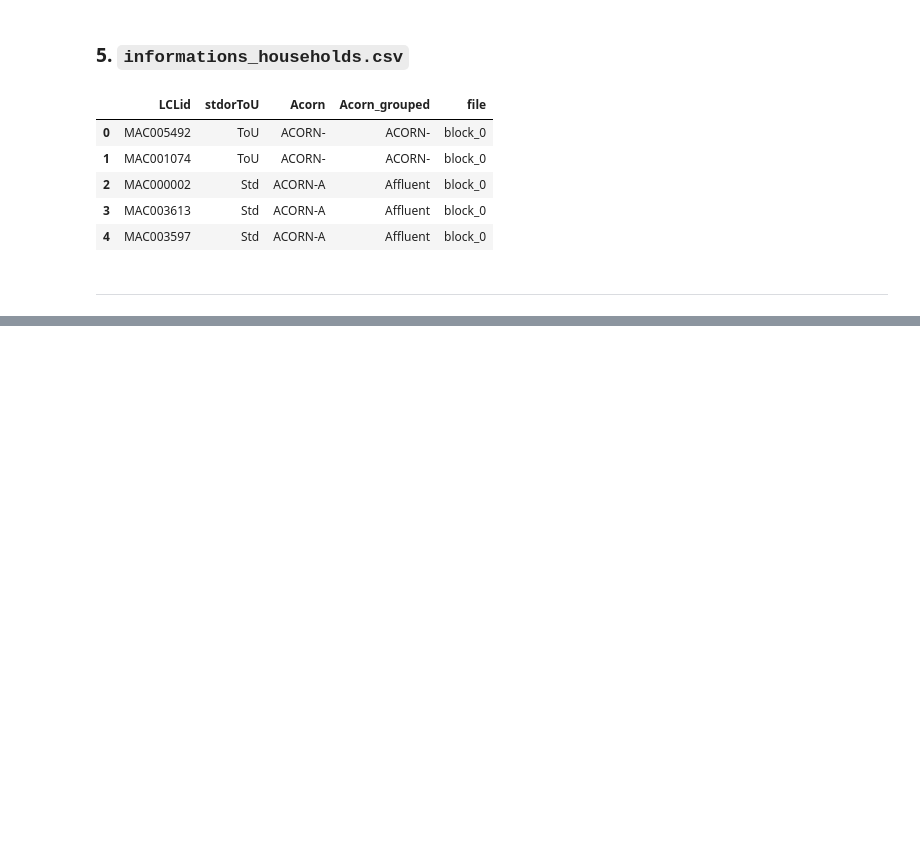
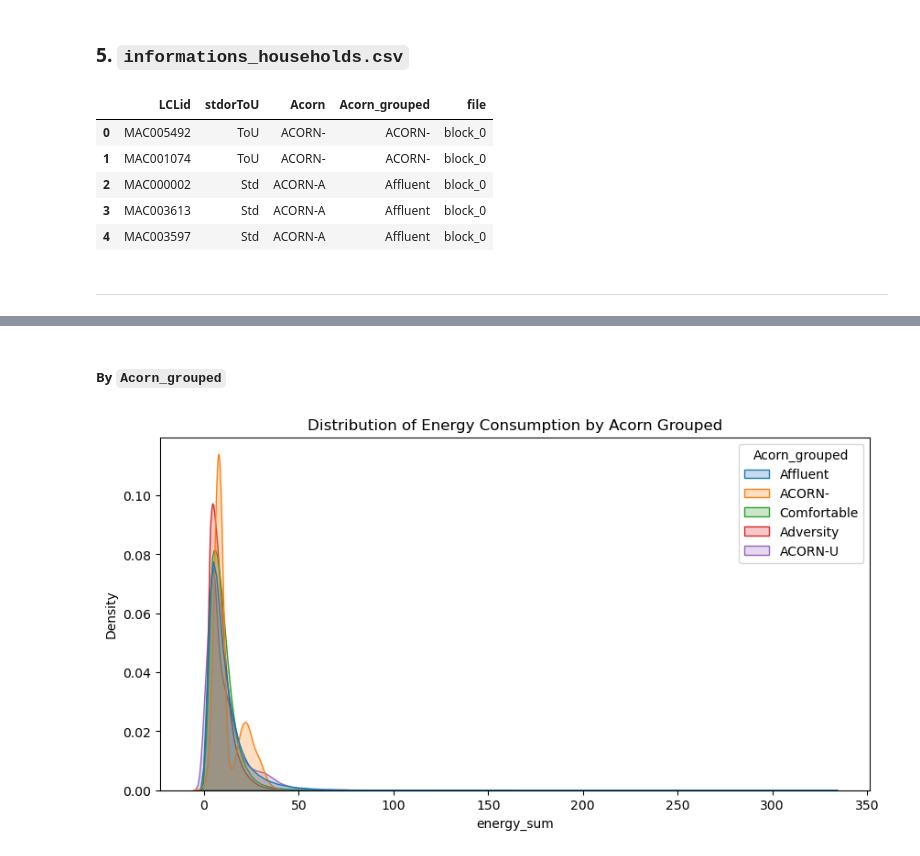
Before and after one commit to shanniekwok/IS459-G1T7, a Jupyter notebook: 2.1 Internal Factors Analysis.ipynb, the cells around one changed output, grey strips where cells are left out. Saved outputs shown, nothing was run; the diff lists cells and outputs as text; code cells hidden in the pictures; blank space fills up the shorter version.

```diff
--- a/2.1 Internal Factors Analysis.ipynb
+++ b/2.1 Internal Factors Analysis.ipynb
@@ -86,0 +341,10 @@ df5.head()
+# %% [markdown]
+##### By `Acorn_grouped`
+# %%
+# [KDE plot] Distribution of energy consumption across Acorn_grouped
+plt.figure(figsize=(10, 5))
+sns.kdeplot(data=merged_df, x="energy_sum", hue="Acorn_grouped", fill=True, common_norm=False)
+plt.title("Distribution of Energy Consumption by Acorn Grouped")
+plt.show()
+# %% [output]
+[figure, added]
```
Also changed, not shown: parts of 31 cells of this notebook.
